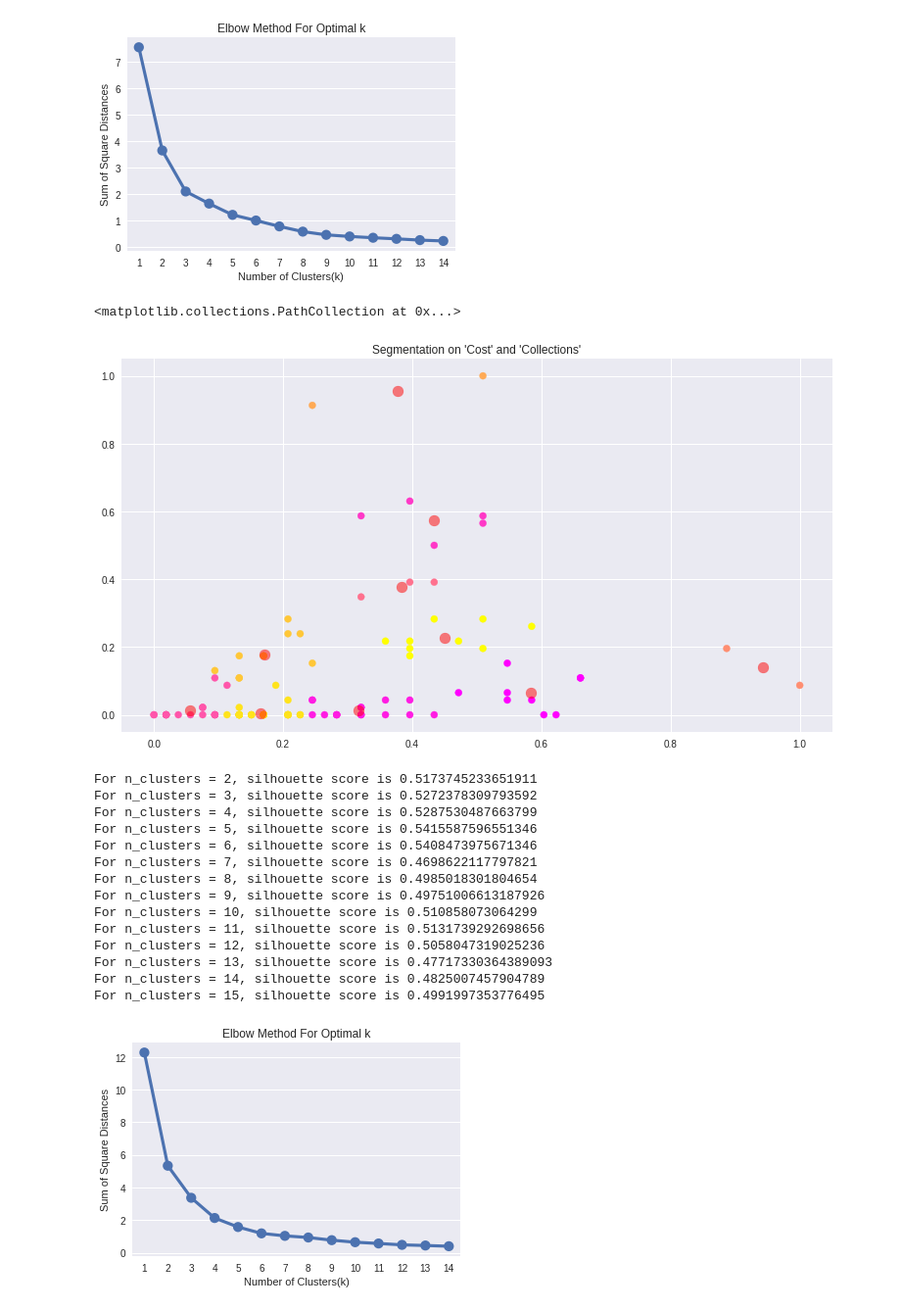
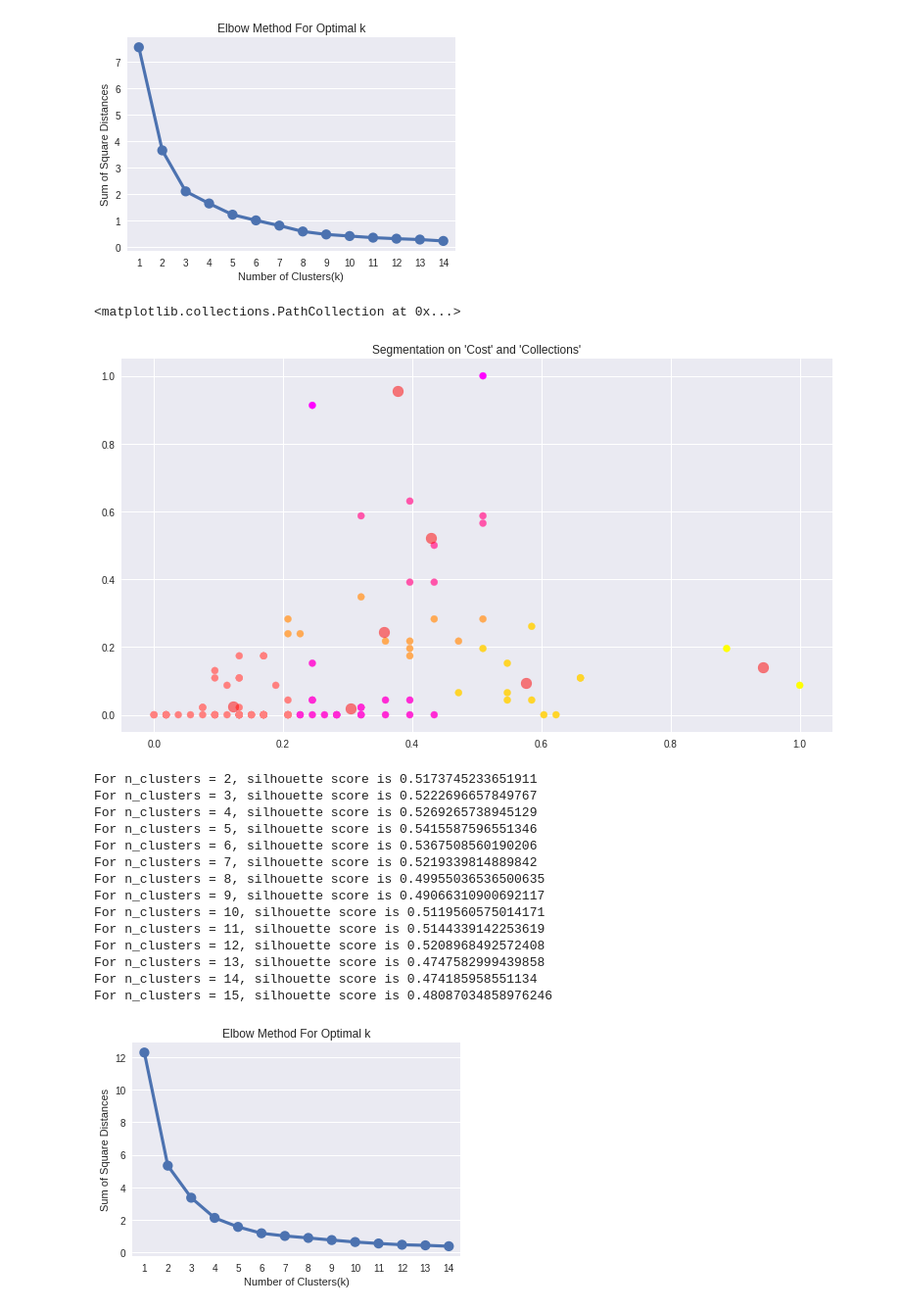
Before and after one commit to Selva-Subramanian/Zomato-restaurant-clustering-Sentiment-Analysis, a Jupyter notebook: ZOMATO_RESTAURANT_CLUSTERING_AND_SENTIMENT_ANALYSIS.ipynb, the cells around one changed output. Shown at 98% size. Drawn from its saved outputs; the diff is of its cells as text; code cells hidden in the pictures.

```diff
--- a/ZOMATO_RESTAURANT_CLUSTERING_AND_SENTIMENT_ANALYSIS.ipynb
+++ b/ZOMATO_RESTAURANT_CLUSTERING_AND_SENTIMENT_ANALYSIS.ipynb
@@ -420,0 +579,10 @@ See the caveats in the documentation: https://pandas.pydata.org/pandas-docs/stab
+# %%
+# update the final list of encoded timings
+for k in range(len(df1['encoded timings'])):
+  final_list = []
+  for i in range(len(df1['encoded timings'][k])):
+    for j in df1['encoded timings'][k][i]:
+      if j not in final_list:
+        final_list.append(j)
+  df1['encoded timings'][k] = final_list
+  final_list = []
@@ -421,3 +593,10 @@ See the caveats in the documentation: https://pandas.pydata.org/pandas-docs/stab
+# %%
+# get similarity scores by calling the similarity function
+timings_similarity = similarity(df1['encoded timings'],0)
+for i in range(1, len(df1['encoded timings'])):
+  to_add = similarity(df1['encoded timings'],i)
+  timings_similarity = list(map(add, timings_similarity, to_add))
+df1['timings similarity'] = timings_similarity
 # %%
 # overview of refined dataset
 data_table.DataTable(df1, include_index=False, num_rows_per_page=25)
@@ -444,8 +623,8 @@ data_table.DataTable(df1, include_index=False, num_rows_per_page=25)
 # %%
 # Silhouette score
 scaler = MinMaxScaler()
-df1[['Cost', 'collections value', 'cuisines value']] = scaler.fit_transform(df1[['Cost', 'collections value', 'cuisines value']])
-features = ['Cost', 'collections value']
+df1[['Cost', 'collections similarity', 'cuisines similarity', 'timings similarity']] = scaler.fit_transform(df1[['Cost', 'collections similarity', 'cuisines similarity', 'timings similarity']])
+features = ['Cost', 'collections similarity']
 X = df1[features].values
 range_n_clusters = [2,3,4,5,6,7,8,9,10,11,12,13,14,15]
 for n_clusters in range_n_clusters:
@@ -487,21 +666,21 @@ plt.show()
 # %% [output]
 [figure]
 # %%
-kmeans = KMeans(n_clusters=10)
+kmeans = KMeans(n_clusters=7)
 kmeans.fit(X)
 y_kmeans= kmeans.predict(X)
 # %%
 plt.figure(figsize=(13,7))
 plt.title("Segmentation on 'Cost' and 'Collections'")
-plt.scatter(df1['Cost'], df1['collections value'], c=y_kmeans, s=50, cmap='spring')
+plt.scatter(df1['Cost'], df1['collections similarity'], c=y_kmeans, s=50, cmap='spring')
 
 centers = kmeans.cluster_centers_
 plt.scatter(centers[:, 0], centers[:, 1], c='red', s=120, alpha=0.5)
 # %% [output]
 <matplotlib.collections.PathCollection at 0x...>
-[figure, old version]
+[figure, new version]
 # %%
-features = ['collections value', 'cuisines value']
+features = ['collections similarity', 'cuisines similarity']
 X = df1[features].values
 range_n_clusters = [2,3,4,5,6,7,8,9,10,11,12,13,14,15]
 for n_clusters in range_n_clusters:
@@ -513,19 +692,19 @@ for n_clusters in range_n_clusters:
     print("For n_clusters = {}, silhouette score is {}".format(n_clusters, score))
 # %% [output]
 For n_clusters = 2, silhouette score is 0.5173745233651911
-For n_clusters = 3, silhouette score is 0.5272378309793592
-For n_clusters = 4, silhouette score is 0.5287530487663799
+For n_clusters = 3, silhouette score is 0.5222696657849767
+For n_clusters = 4, silhouette score is 0.5269265738945129
 For n_clusters = 5, silhouette score is 0.5415587596551346
-For n_clusters = 6, silhouette score is 0.5408473975671346
-For n_clusters = 7, silhouette score is 0.4698622117797821
-For n_clusters = 8, silhouette score is 0.4985018301804654
-For n_clusters = 9, silhouette score is 0.49751006613187926
-For n_clusters = 10, silhouette score is 0.510858073064299
-For n_clusters = 11, silhouette score is 0.5131739292698656
-For n_clusters = 12, silhouette score is 0.5058047319025236
-For n_clusters = 13, silhouette score is 0.47717330364389093
-For n_clusters = 14, silhouette score is 0.4825007457904789
-For n_clusters = 15, silhouette score is 0.4991997353776495
+For n_clusters = 6, silhouette score is 0.5367508560190206
+For n_clusters = 7, silhouette score is 0.5219339814889842
+For n_clusters = 8, silhouette score is 0.49955036536500635
+For n_clusters = 9, silhouette score is 0.49066310900692117
+For n_clusters = 10, silhouette score is 0.5119560575014171
+For n_clusters = 11, silhouette score is 0.5144339142253619
+For n_clusters = 12, silhouette score is 0.5208968492572408
+For n_clusters = 13, silhouette score is 0.4747582999439858
+For n_clusters = 14, silhouette score is 0.474185958551134
+For n_clusters = 15, silhouette score is 0.48087034858976246
 # %%
 # elbow method for optimal k
 sum_of_sq_dist = {}
```
Also changed, not shown: parts of 44 cells of this notebook.
